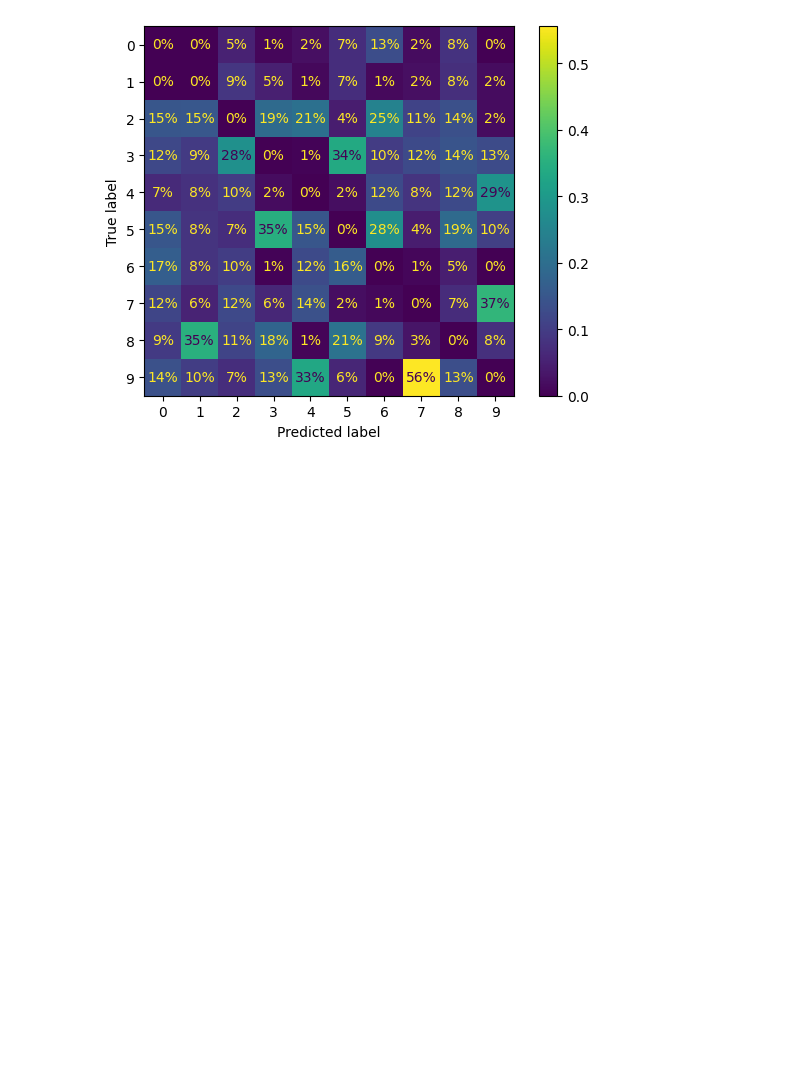
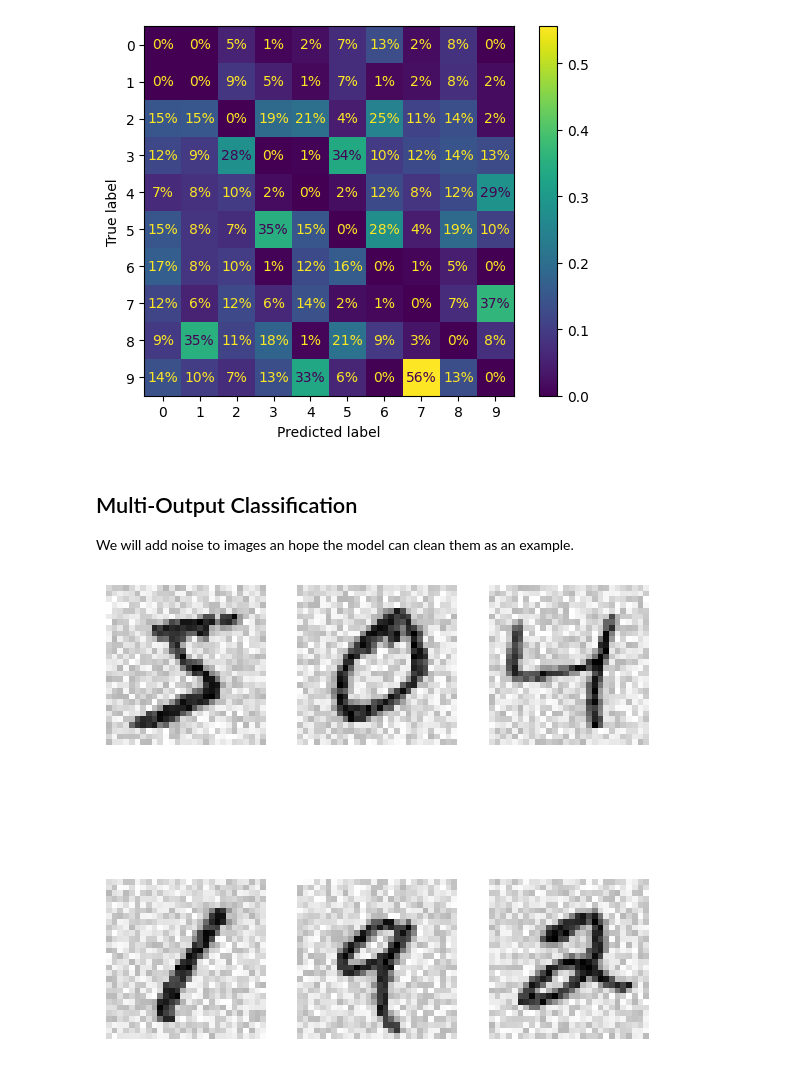
Before and after one commit to ks982579/data-science-1990-california-housing, a Jupyter notebook: mnist-hello-world/main.ipynb, the cells around one changed output. Cells and saved outputs as stored; diff of their text form; code cells hidden in the pictures; blank space fills up the shorter version.

Commit message:
Training a noise reduction image cleaner

```diff
--- a/mnist-hello-world/main.ipynb
+++ b/mnist-hello-world/main.ipynb
@@ -330,3 +330,36 @@ ConfusionMatrixDisplay.from_predictions(
 plt.show()
 # %% [output]
 [figure]
+# %% [markdown]
+## Multi-Output Classification
+
+We will add noise to images an hope the model can clean them as an example.
+# %%
+import numpy as np
+
+np.random.seed(69)
+noise = np.random.randint(0,100, (len(X_train), 784))
+X_train_loud = X_train + noise
+noise = np.random.randint(0,100, (len(X_test), 784))
+X_test_loud = X_test + noise
+
+# Predicted values should be noise free
+y_train_loud = X_train
+y_test_loud = X_test
+
+
+# https://www.geeksforgeeks.org/how-to-display-multiple-images-in-one-figure-correctly-in-matplotlib/
+rows = 2
+columns = 3
+fig = plt.figure(figsize=(7,7))
+
+for i in range(rows * columns):
+    fig.add_subplot(rows, columns, i+1)
+    image_data = X_train_loud[i]
+    image = image_data.reshape(28,28)
+    plt.imshow(image, cmap='binary')
+    plt.axis('off')
+
+plt.show()
+# %% [output]
+[figure, added]
```
Also changed, not shown: parts of 1 cell of this notebook.
